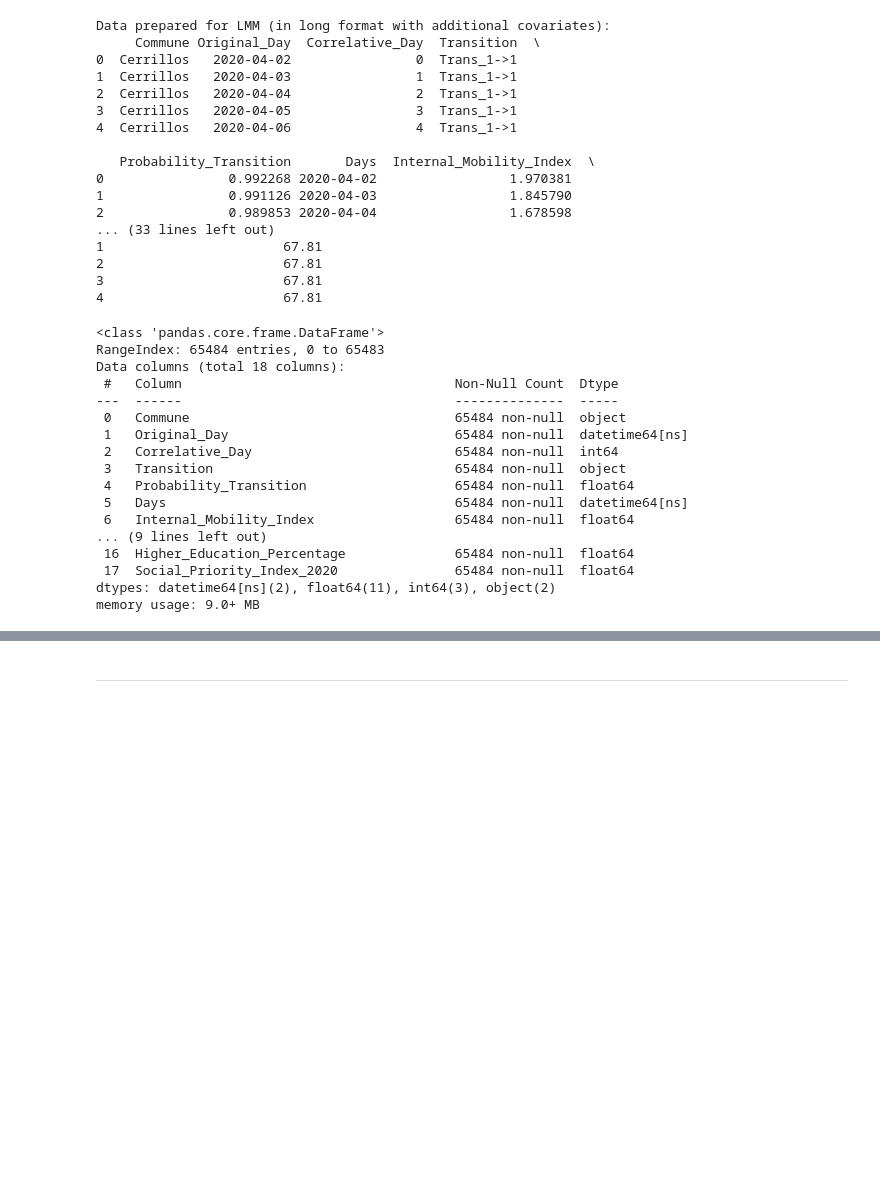
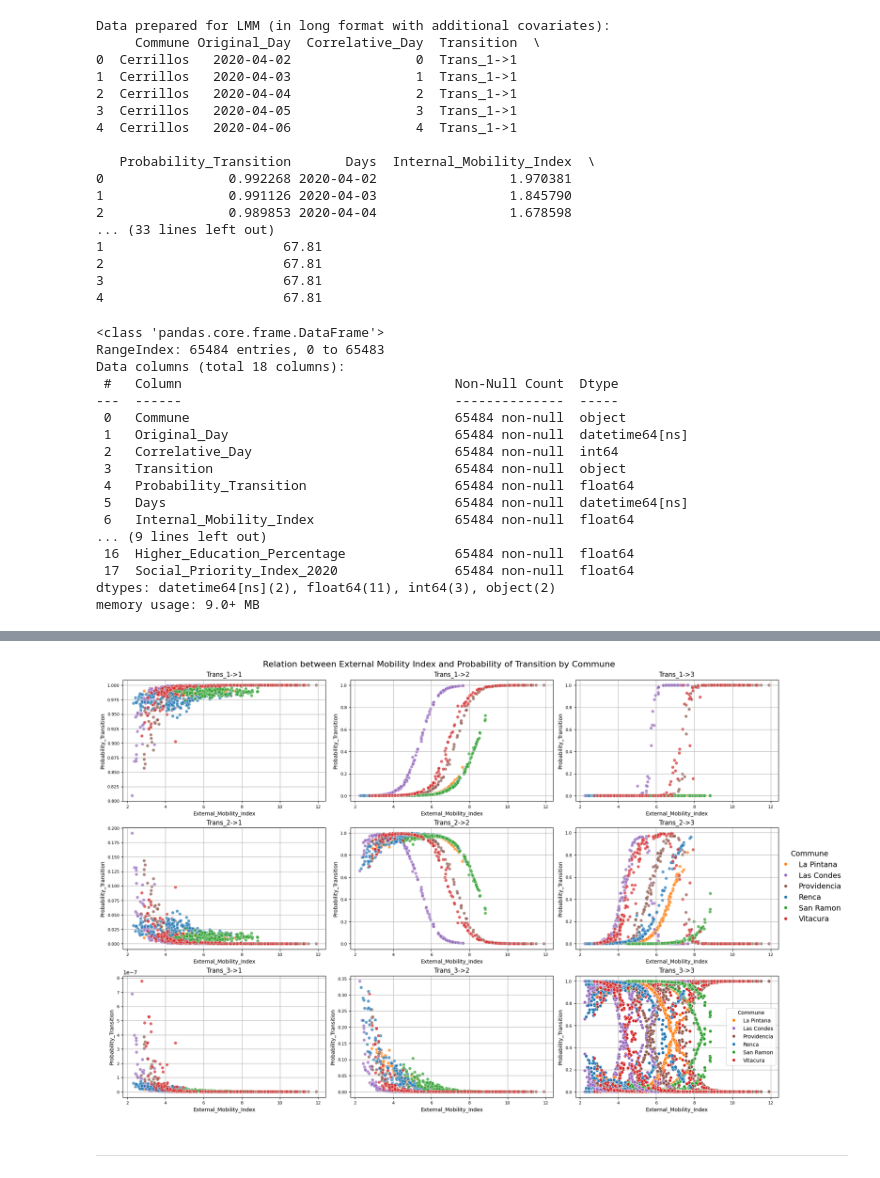
Before and after one commit to lugerlakes/covid-nhmm, a Jupyter notebook: notebooks/nHMM.ipynb, the cells around one changed output, grey strips where cells are left out. Drawn from its saved outputs; the diff is of its cells as text; code cells hidden in the pictures; blank space fills up the shorter version.

```diff
--- a/notebooks/nHMM.ipynb
+++ b/notebooks/nHMM.ipynb
@@ -1212,2 +1064,80 @@ plt.show()
+# %%
+# Filtrar los datos para las comunas específicas
+filtered_communes = lmm_data[(lmm_data['Commune'] == 'Renca') | (lmm_data['Commune'] == 'La Pintana') | (lmm_data['Commune'] == 'San Ramon') | (lmm_data['Commune'] == 'Vitacura') | (lmm_data['Commune'] == 'Las Condes')| (lmm_data['Commune'] == 'Providencia')]
+
+# Lista de transiciones únicas
+transiciones_unicas = filtered_communes['Transition'].unique()
+# Define a custom palette with one specific color correction
+custom_palette = {
+    'Renca': '#1f77b4',          # Blue
+    'La Pintana': '#ff7f0e',     # Orange
+    'San Ramon': '#2ca02c',      # Green
+    'Vitacura': '#d62728',       # Bright Red
+    'Las Condes': '#9467bd',     # Purple
+    'Providencia': '#8c564b'     # Dark Brown
+}
+# Filtrar los datos para las comunas específicas
+filtered_communes = lmm_data[lmm_data['Commune'].isin(custom_palette.keys())]
+
+
+
+# Configurar la figura con subplots
+num_transiciones = len(transiciones_unicas)
+fig, axes = plt.subplots(
+    nrows=(num_transiciones + 2) // 3,  # Filas (3 gráficos por fila)
+    ncols=3,  # Columnas
+    figsize=(18, 12),
+    constrained_layout=True
+)
+
+# Aplanar los ejes para iterar fácilmente
+axes = axes.flatten()
+
+# Crear gráficos separados por transición
+for i, transicion in enumerate(transiciones_unicas):
+    sns.scatterplot(
+        data=filtered_communes[filtered_communes['Transition'] == transicion],
+        x='External_Mobility_Index',
+        y='Probability_Transition',
+        hue='Commune',  # Color basado en la comuna
+        palette=custom_palette,  # Use the custom color palette
+        alpha=0.7,
+        legend=False,  # Eliminar leyendas de los subplots individuales
+        ax=axes[i]
+    )
+    axes[i].set_title(f'{transicion}', fontsize=12)
+    axes[i].set_xlabel('External_Mobility_Index', fontsize=10)
+    axes[i].set_ylabel('Probability_Transition', fontsize=10)
+    axes[i].grid(True)
+    axes[i].tick_params(axis='both', labelsize=8)
+
+# Crear una única leyenda para toda la figura
+handles, labels = sns.scatterplot(
+    data=filtered_communes,
+    x='External_Mobility_Index',
+    y='Probability_Transition',
+    hue='Commune',
+    palette=custom_palette,  # Use the custom color palette
+    legend=True
+).get_legend_handles_labels()
+
+fig.legend(
+    handles, labels, loc='center right', title='Commune',
+    fontsize=14, title_fontsize=14, bbox_to_anchor=(1.1, 0.5),
+    frameon=False  # Agregar un cuadro a la leyenda
+)
+
+# Ajustar el espacio entre gráficos y la leyenda
+plt.subplots_adjust(right=1.5)  # Dar más espacio horizontal para la leyenda
+
+# Deshabilitar los subplots vacíos si hay más ejes que gráficos
+for j in range(i + 1, len(axes)):
+    axes[j].axis('off')
+
+# Título general
+fig.suptitle('Relation between External Mobility Index and Probability of Transition by Commune', fontsize=16)
+plt.show()
+# %% [output]
+[figure, added]
 # %% [markdown]
 _______________
```
Also changed, not shown: parts of 16 cells of this notebook.
